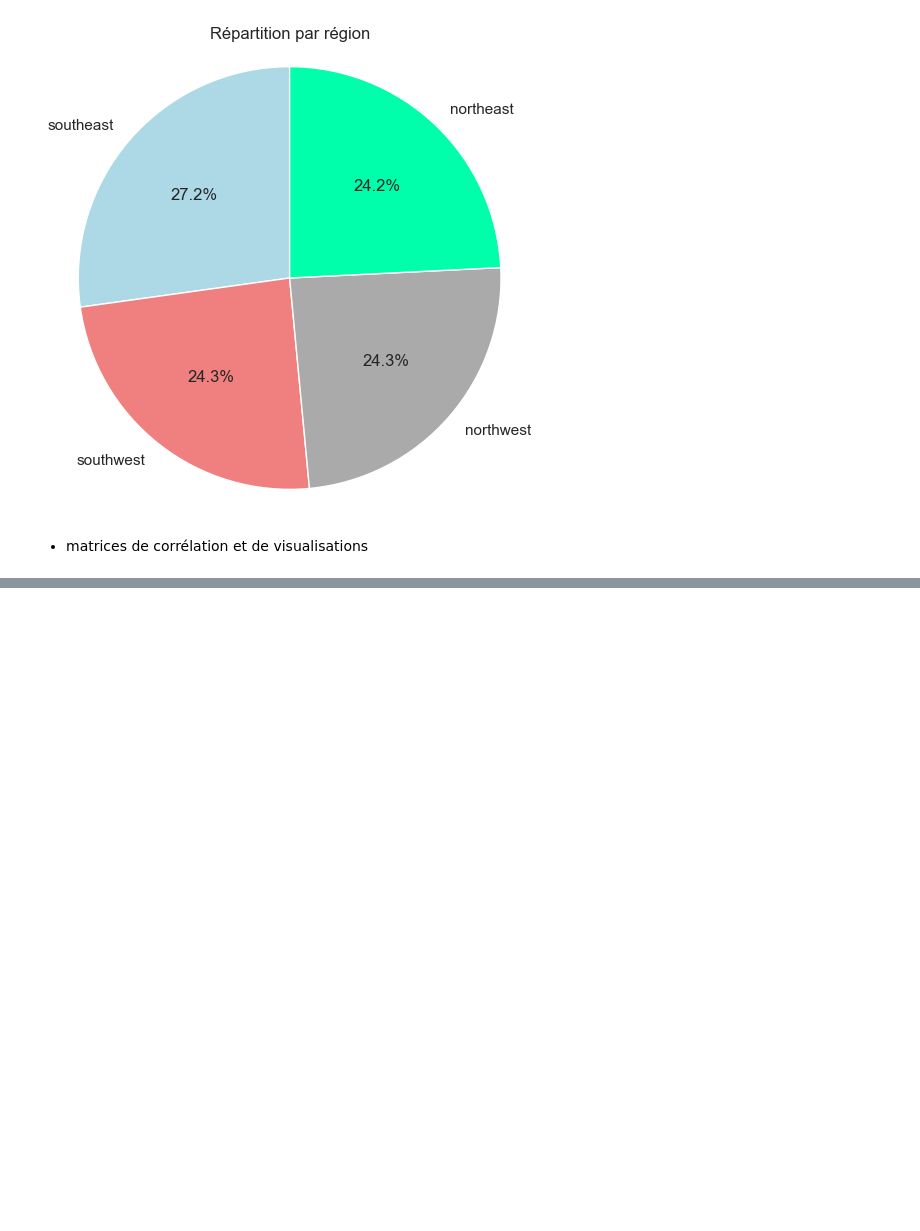
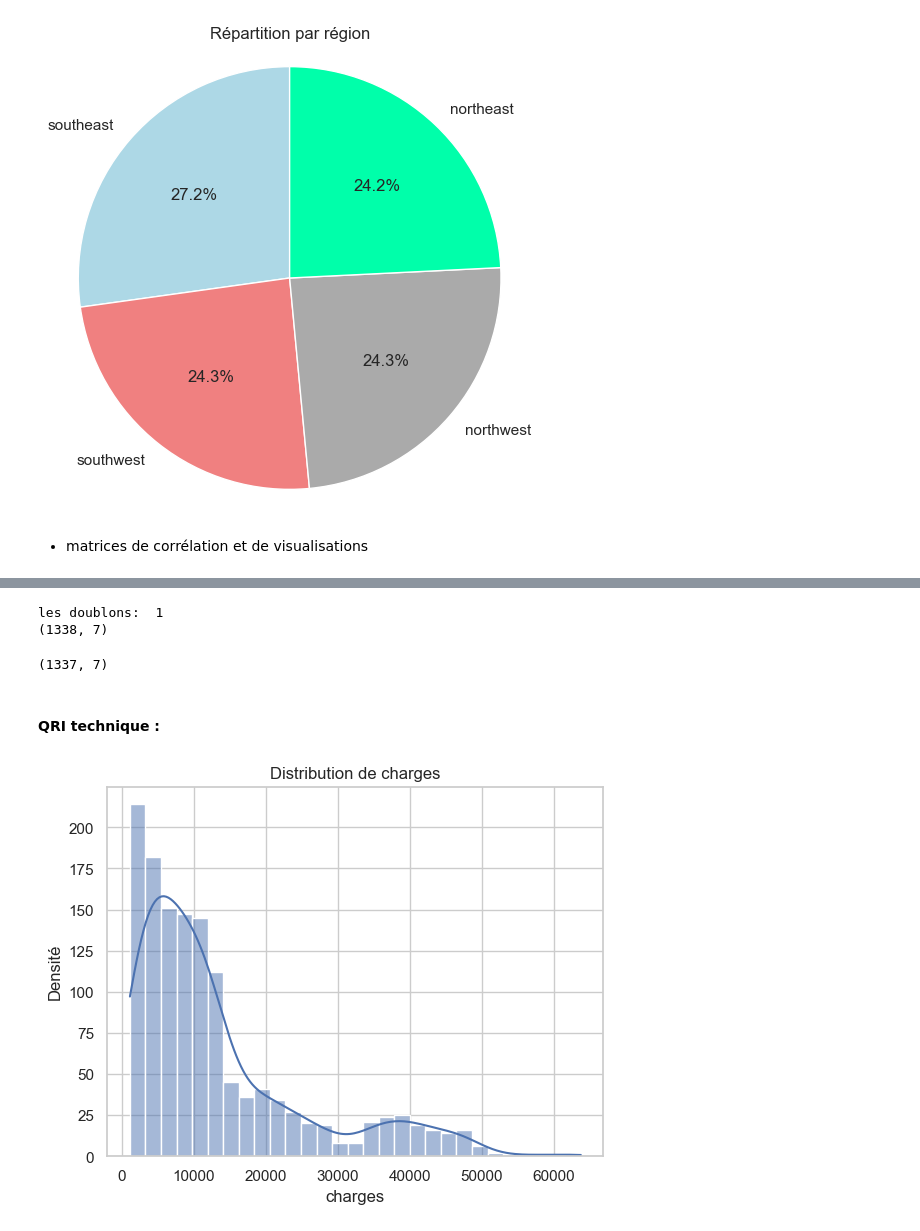
Before and after one commit to bouchramilo/medical-charges-prediction, a Jupyter notebook: analyse.ipynb, the cells around one changed output, grey strips where cells are left out. Saved outputs shown, nothing was run; the diff lists cells and outputs as text; code cells hidden in the pictures; blank space fills up the shorter version.

```diff
--- a/analyse.ipynb
+++ b/analyse.ipynb
@@ -357,0 +391,79 @@ plt.show()
+# %%
+print("les doublons: ", df_new1.duplicated().sum())
+print(df_new1.shape)
+# %% [output]
+les doublons:  1
+(1338, 7)
+# %%
+df_new2 = df_new1.drop_duplicates()
+print(df_new2.shape)
+# %% [output]
+(1337, 7)
+# %%
+def visual(column, data):
+    sbr.histplot(data[column], kde=True)
+
+    plt.title(f"Distribution de {column}")
+    plt.xlabel(column)
+    plt.ylabel("Densité")
+    plt.show()
+# %% [markdown]
+#### QRI technique :
+# %%
+# visual("bmi")
+visual("charges", df_new2)
+# visual("age")
+
+def detect_outliers_iqr(data, column):
+    """
+    Détection des valeurs aberrantes avec méthode IQR
+    """
+    Q1 = data[column].quantile(0.25)
+    Q3 = data[column].quantile(0.75)
+    print("25% (Q1) : ", Q1)
+    print("75% (Q3) : ", Q3)
+
+    IQR = Q3 - Q1
+    print("IQR : ", IQR)
+
+    bande_inf = Q1 - 1.5 * IQR
+    bande_sup = Q3 + 1.5 * IQR
+
+    outliers = data[(data[column] < bande_inf) | (data[column] > bande_sup)]
+
+    return outliers, bande_inf, bande_sup, IQR
+
+numeric_columns = ['age', 'bmi', 'charges']
+
+print("=== ANALYSE DES VALEURS ABERRANTES ===")
+
+# for column in numeric_columns:
+print(f"\n*** Analyse de {"charges"} ***:")
+outliers, lower, upper, iqr = detect_outliers_iqr(df_new2, "charges")
+
+print(f"IQR de {"charges"}: {iqr:.2f}")
+print(f"Bornes: [{lower:.2f}, {upper:.2f}]")
+print(f"Nombre de valeurs aberrantes: {len(outliers)}")
+print(f"Pourcentage: {(len(outliers)/len(df_new2))*100:.2f}%")
+
+    # if len(outliers) > 0:
+print(f"Valeurs aberrantes min: {outliers["charges"].min():.2f}")
+print(f"Valeurs aberrantes max: {outliers["charges"].max():.2f}")
+
+outliers_info = {}
+
+for col in ['bmi', 'charges']:
+    outliers, lower, upper, iqr = detect_outliers_iqr(df_new2, col)
+    outliers_info[col] = {
+        'outliers': outliers,
+        'lower': lower,
+        'upper': upper,
+        'count': len(outliers)
+    }
+
+# visual("bmi")
+# visual("charges")
+print("\noutliers :\n", outliers)
+# visual("age")
+# %% [output]
+[figure, added]
```
Also changed, not shown: parts of 29 cells of this notebook, 2 other files.
